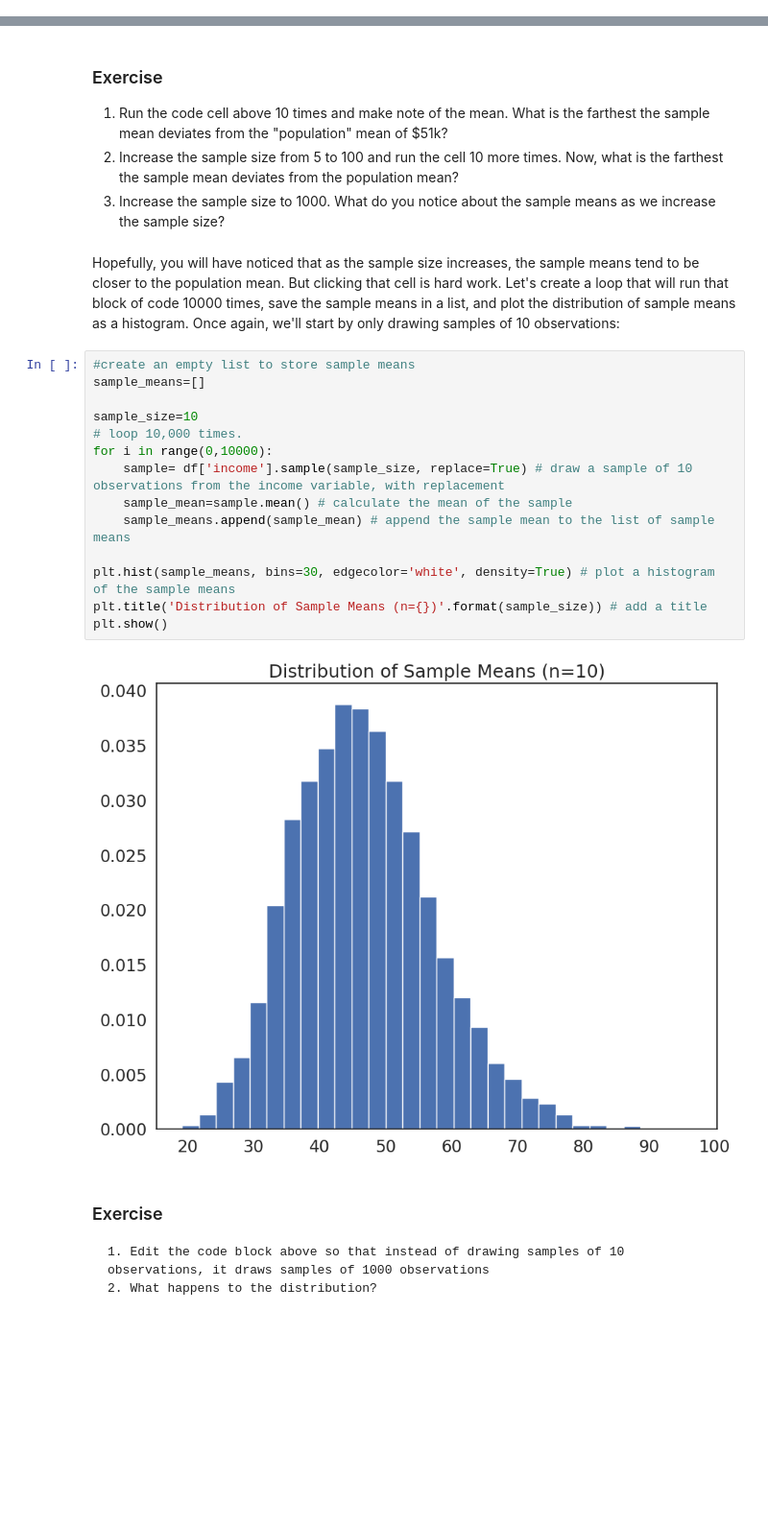
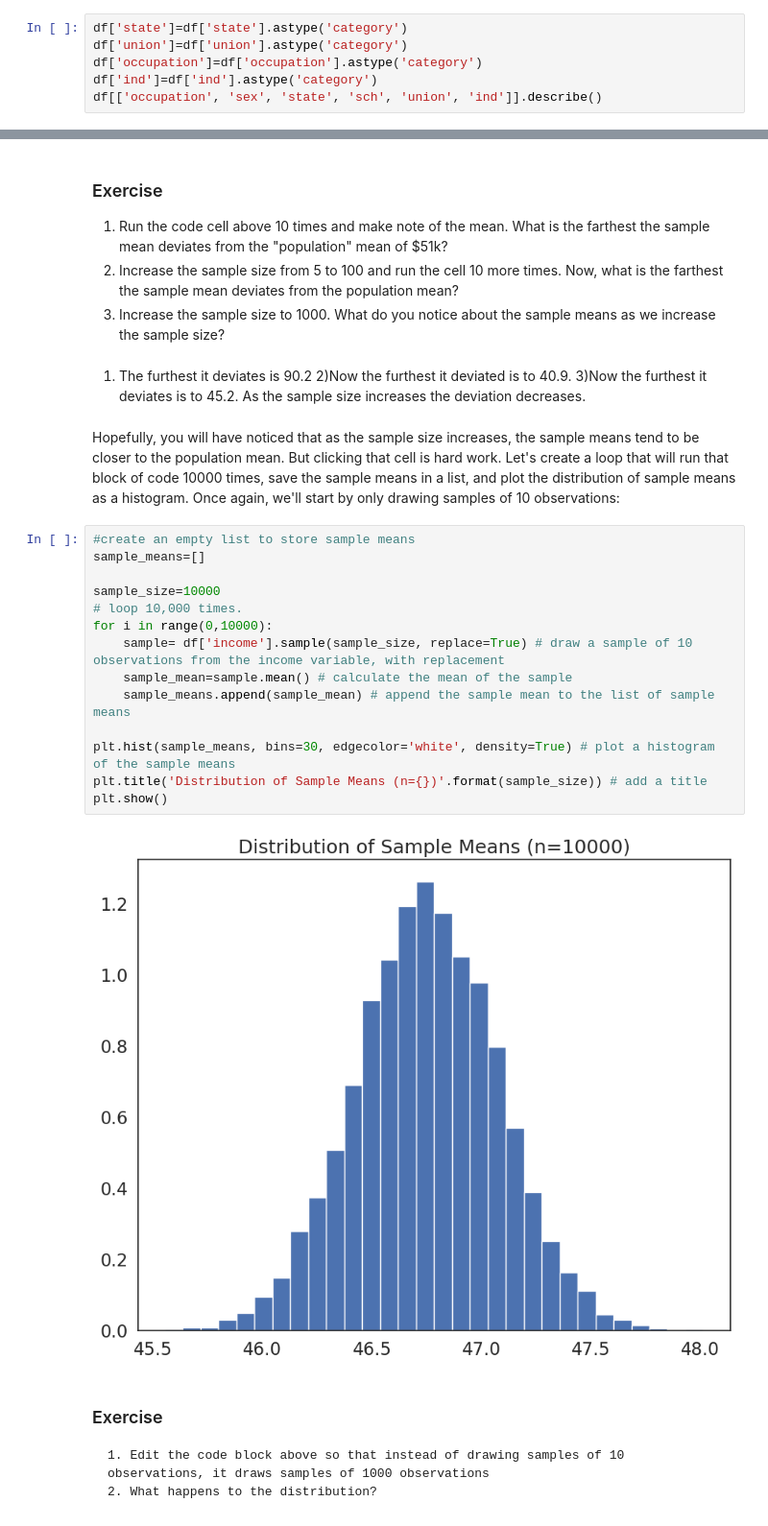
Before and after one commit to defneyucesir/QM-2, a Jupyter notebook: notebooks/W05. Distributions and Basic Statistics.ipynb, the cells around one changed output, grey strips where cells are left out. Shown at 96% size. Saved outputs shown, nothing was run; the diff lists cells and outputs as text; blank space fills up the shorter version.

```diff
--- a/notebooks/W05. Distributions and Basic Statistics.ipynb
+++ b/notebooks/W05. Distributions and Basic Statistics.ipynb
@@ -160,3 +166,9 @@ dtype: int64
 what other variables are categorical? Convert them to categorical and describe. What is the most common occupation in this dataset?
 # %%
 # convert the variables to categorical and describe
+# %%
+df['state']=df['state'].astype('category')
+df['union']=df['union'].astype('category')
+df['occupation']=df['occupation'].astype('category')
+df['ind']=df['ind'].astype('category')
+df[['occupation', 'sex', 'state', 'sch', 'union', 'ind']].describe()
@@ -354,24 +385,27 @@ Mean: 18.6
 1. Run the code cell above 10 times and make note of the mean. What is the farthest the sample mean deviates from the "population" mean of $51k?
 2. Increase the sample size from 5 to 100 and run the cell 10 more times. Now, what is the farthest the sample mean deviates from the population mean?
 3. Increase the sample size to 1000. What do you notice about the sample means as we increase the sample size?
+# %% [markdown]
+1) The furthest it deviates is 90.2 2)Now the furthest it deviated is to 40.9.
+3)Now the furthest it deviates is to 45.2. As the sample size increases the deviation decreases.
 # %% [markdown]
 Hopefully, you will have noticed that as the sample size increases, the sample means tend to be closer to the population mean. But clicking that cell is hard work. Let's create a loop that will run that block of code 10000 times, save the sample means in a list, and plot the distribution of sample means as a histogram. Once again, we'll start by only drawing samples of 10 observations:
 # %%
 #create an empty list to store sample means
 sample_means=[]
 
-sample_size=10
+sample_size=10000
 # loop 10,000 times.
 for i in range(0,10000):
     sample= df['income'].sample(sample_size, replace=True) # draw a sample of 10 observations from the income variable, with replacement
     sample_mean=sample.mean() # calculate the mean of the sample
     sample_means.append(sample_mean) # append the sample mean to the list of sample means
 
 plt.hist(sample_means, bins=30, edgecolor='white', density=True) # plot a histogram of the sample means
 plt.title('Distribution of Sample Means (n={})'.format(sample_size)) # add a title
 plt.show()
 # %% [output]
-[figure, old version]
+[figure, new version]
 # %% [markdown]
 ### Exercise
 
```
Also changed, not shown: parts of 13 cells of this notebook.
